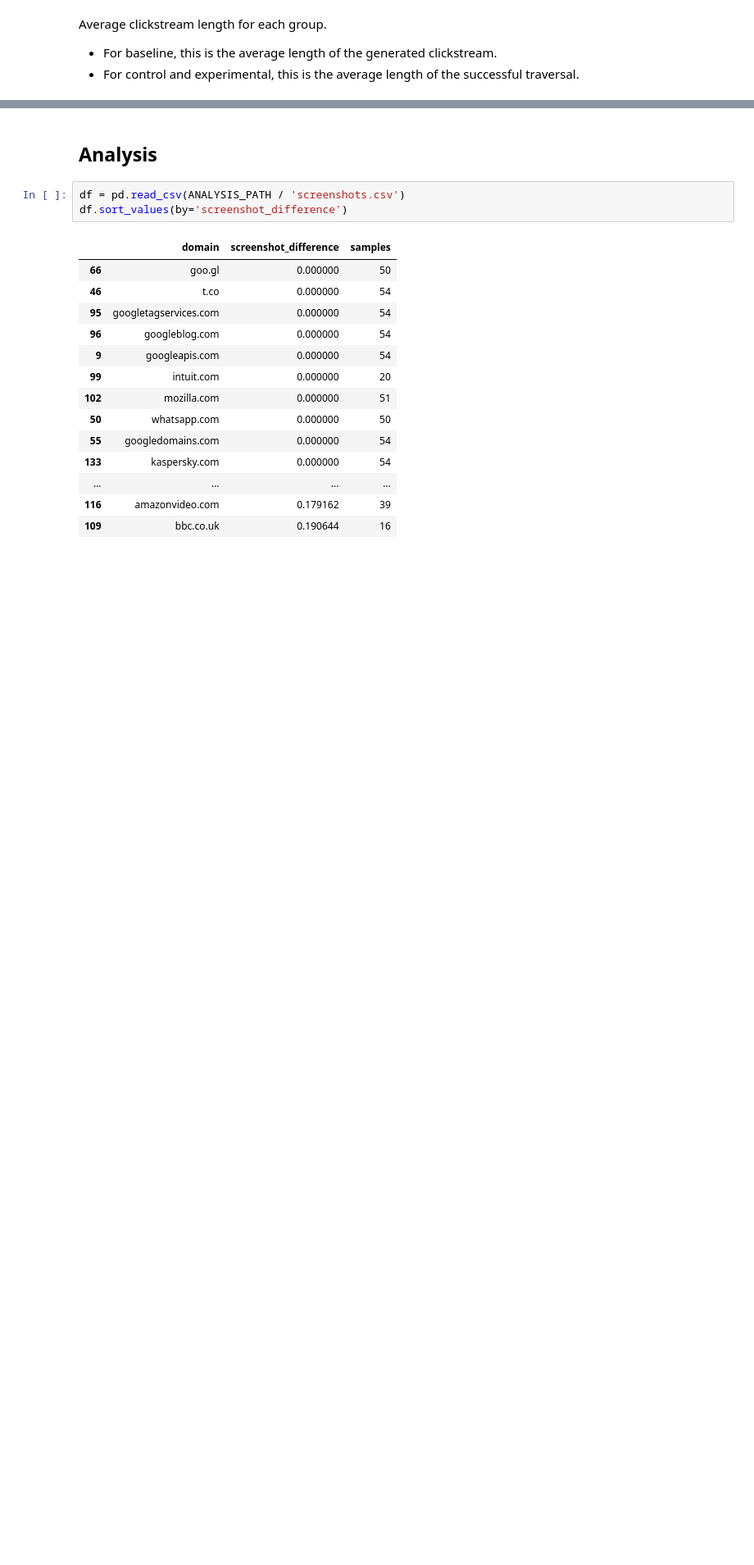
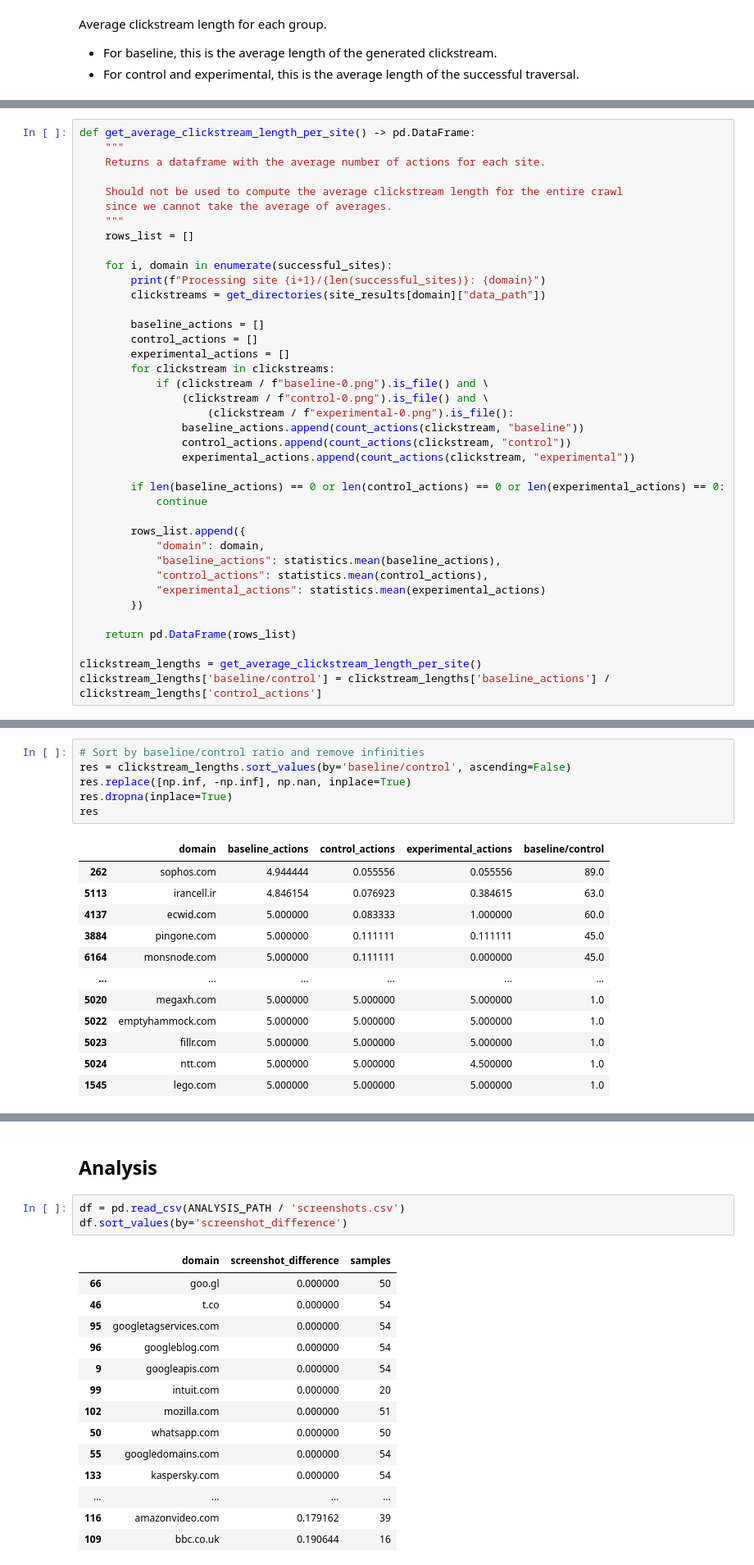
Before and after one commit to maxwellmlin/cookie-classify, a Jupyter notebook: classification_algo.ipynb, the cells around one changed output, grey strips where cells are left out. Shown at 82% size. Cells and saved outputs as stored; diff of their text form; blank space fills up the shorter version.

```diff
--- a/classification_algo.ipynb
+++ b/classification_algo.ipynb
@@ -367,0 +329,39 @@ clickstream_lengths
+# %%
+def get_average_clickstream_length_per_site() -> pd.DataFrame:
+    """
+    Returns a dataframe with the average number of actions for each site.
+
+    Should not be used to compute the average clickstream length for the entire crawl
+    since we cannot take the average of averages.
+    """
+    rows_list = []
+
+    for i, domain in enumerate(successful_sites):
+        print(f"Processing site {i+1}/{len(successful_sites)}: {domain}")
+        clickstreams = get_directories(site_results[domain]["data_path"])
+
+        baseline_actions = []
+        control_actions = []
+        experimental_actions = []
+        for clickstream in clickstreams:
+            if (clickstream / f"baseline-0.png").is_file() and \
+                (clickstream / f"control-0.png").is_file() and \
+                    (clickstream / f"experimental-0.png").is_file():
+                baseline_actions.append(count_actions(clickstream, "baseline"))
+                control_actions.append(count_actions(clickstream, "control"))
+                experimental_actions.append(count_actions(clickstream, "experimental"))
+
+        if len(baseline_actions) == 0 or len(control_actions) == 0 or len(experimental_actions) == 0:
+            continue
+
+        rows_list.append({
+            "domain": domain,
+            "baseline_actions": statistics.mean(baseline_actions),
+            "control_actions": statistics.mean(control_actions),
+            "experimental_actions": statistics.mean(experimental_actions)
+        })
+
+    return pd.DataFrame(rows_list)
+
+clickstream_lengths = get_average_clickstream_length_per_site()
+clickstream_lengths['baseline/control'] = clickstream_lengths['baseline_actions'] / clickstream_lengths['control_actions']
@@ -367,0 +386,19 @@ clickstream_lengths
+# %%
+# Sort by baseline/control ratio and remove infinities
+res = clickstream_lengths.sort_values(by='baseline/control', ascending=False)
+res.replace([np.inf, -np.inf], np.nan, inplace=True)
+res.dropna(inplace=True)
+res
+# %% [output]
+|  | domain | baseline_actions | control_actions | experimental_actions | baseline/control |
+| 262 | sophos.com | 4.944444 | 0.055556 | 0.055556 | 89.0 |
+| 5113 | irancell.ir | 4.846154 | 0.076923 | 0.384615 | 63.0 |
+| 4137 | ecwid.com | 5.000000 | 0.083333 | 1.000000 | 60.0 |
+| 3884 | pingone.com | 5.000000 | 0.111111 | 0.111111 | 45.0 |
+| 6164 | monsnode.com | 5.000000 | 0.111111 | 0.000000 | 45.0 |
+| ... | ... | ... | ... | ... | ... |
+| 5020 | megaxh.com | 5.000000 | 5.000000 | 5.000000 | 1.0 |
+| 5022 | emptyhammock.com | 5.000000 | 5.000000 | 5.000000 | 1.0 |
+| 5023 | fillr.com | 5.000000 | 5.000000 | 5.000000 | 1.0 |
+| 5024 | ntt.com | 5.000000 | 5.000000 | 4.500000 | 1.0 |
+| 1545 | lego.com | 5.000000 | 5.000000 | 5.000000 | 1.0 |
```
Also changed, not shown: parts of 20 cells of this notebook.
